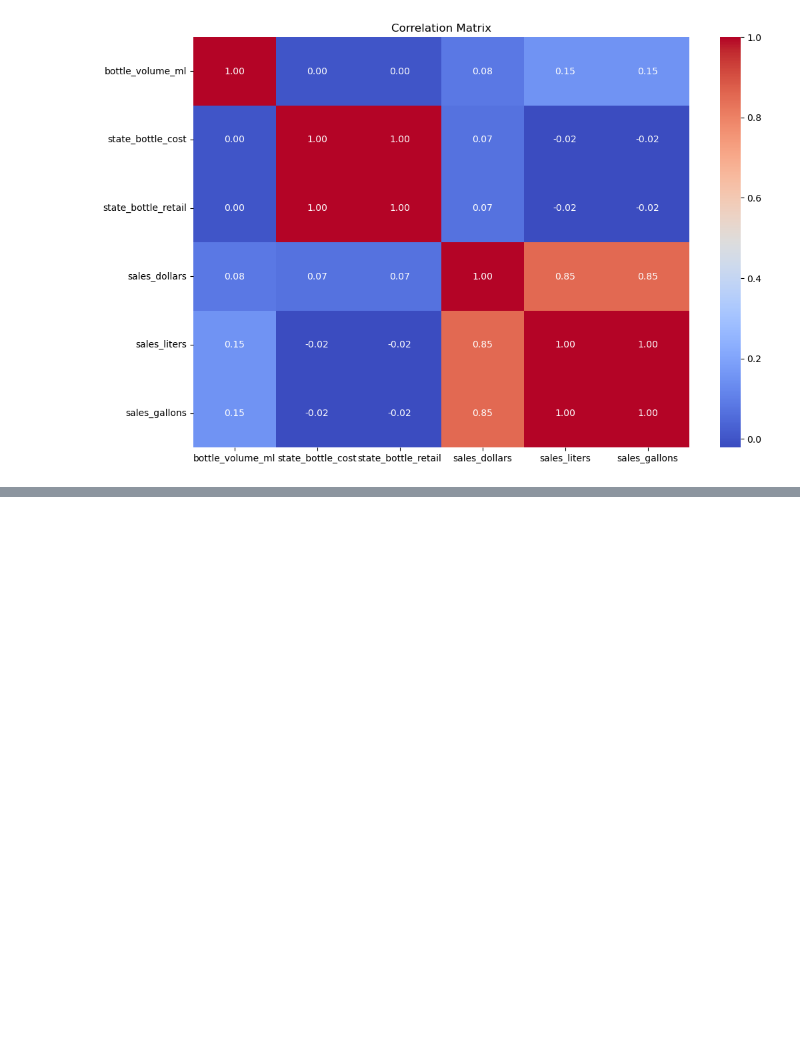
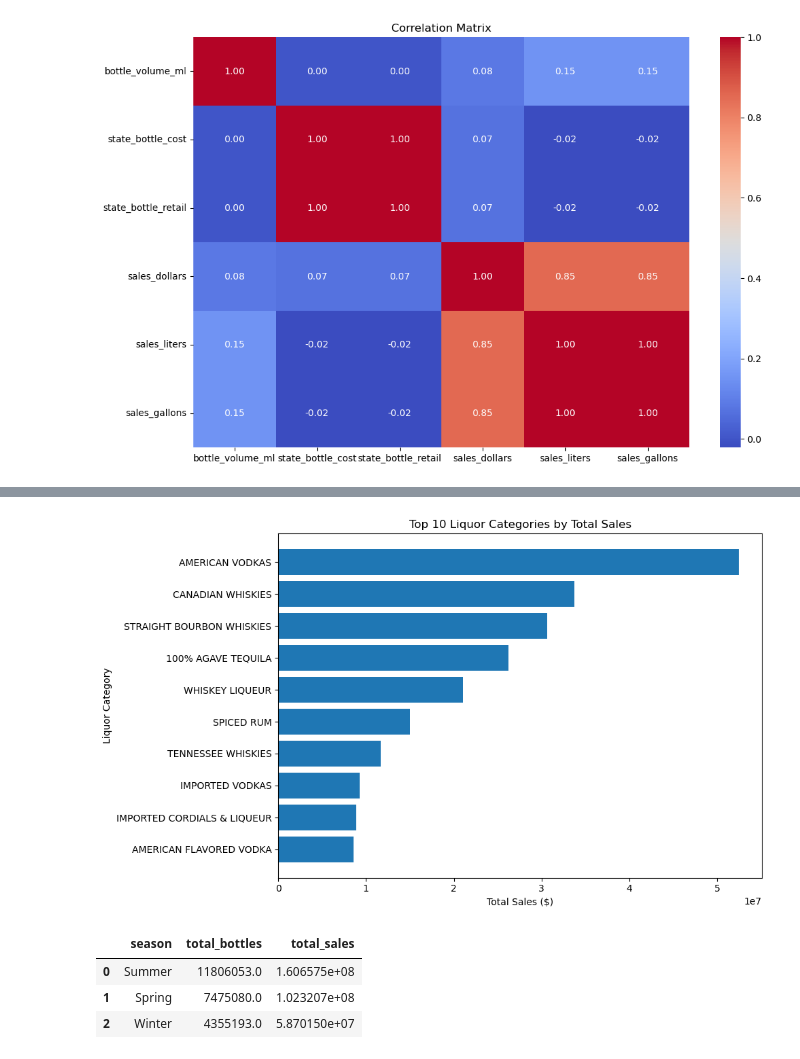
Before and after one commit to otishunt/data4401-joe, a Jupyter notebook: eda.ipynb, the cells around one changed output, grey strips where cells are left out. Saved outputs shown, nothing was run; the diff lists cells and outputs as text; code cells hidden in the pictures; blank space fills up the shorter version.

```diff
--- a/eda.ipynb
+++ b/eda.ipynb
@@ -141,0 +303,44 @@ KeyError: 'sale_dollars'
+# %%
+top_categories = (
+    category_sales
+    .sort_values("total_sales", ascending=False)
+    .head(10)
+)
+
+plt.figure(figsize=(10, 6))
+plt.barh(top_categories["category_name"], top_categories["total_sales"])
+
+plt.xlabel("Total Sales ($)")
+plt.ylabel("Liquor Category")
+plt.title("Top 10 Liquor Categories by Total Sales")
+
+plt.gca().invert_yaxis()
+plt.tight_layout()
+plt.show()
+# %% [output]
+[figure, added]
+# %%
+season_sales = con.execute("""
+    SELECT
+        CASE
+            WHEN MONTH(ordered_on) IN (12, 1, 2) THEN 'Winter'
+            WHEN MONTH(ordered_on) IN (3, 4, 5) THEN 'Spring'
+            WHEN MONTH(ordered_on) IN (6, 7, 8) THEN 'Summer'
+            ELSE 'Fall'
+        END AS season,
+
+        SUM(CAST(sales_bottles AS INTEGER)) AS total_bottles,
+        SUM(sales_dollars) AS total_sales
+
+    FROM 'liquor.parquet'
+
+    GROUP BY season
+    ORDER BY total_bottles DESC
+""").df()
+
+season_sales.head(10)
+# %% [output]
+|  | season | total_bottles | total_sales |
+| 0 | Summer | 11806053.0 | 1.606575e+08 |
+| 1 | Spring | 7475080.0 | 1.023207e+08 |
+| 2 | Winter | 4355193.0 | 5.870150e+07 |
```
Also changed, not shown: parts of 17 cells of this notebook.
